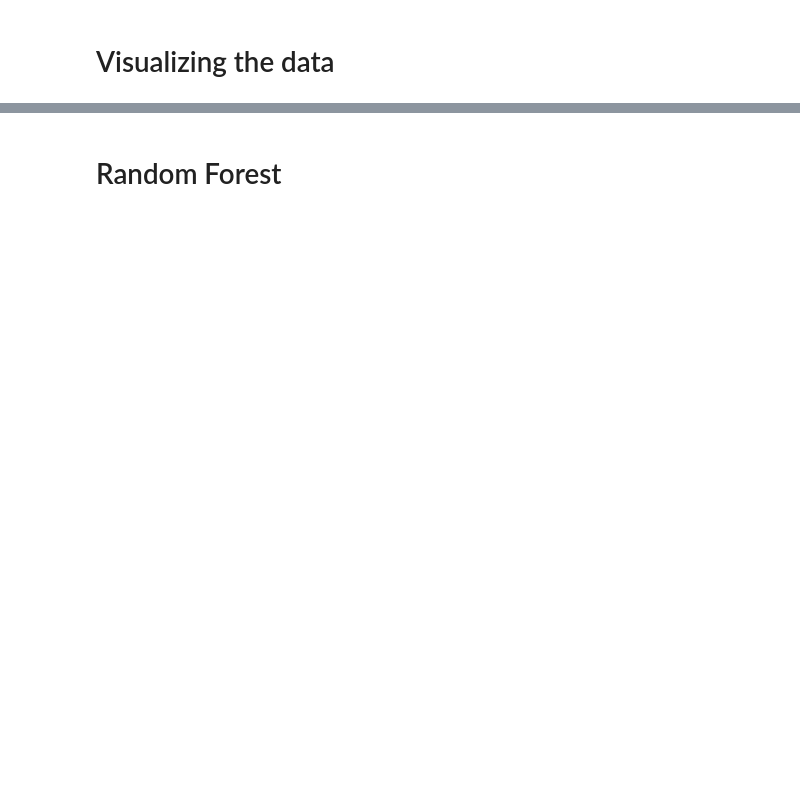
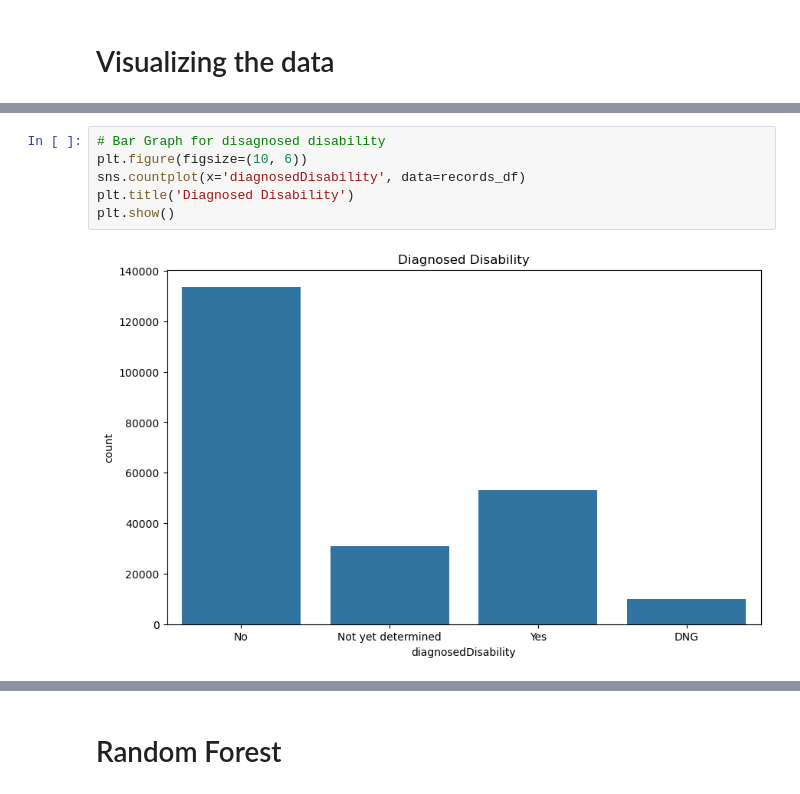
Before and after one commit to sophie2chance2/foster_care_analysis, a Jupyter notebook: working.ipynb, the cells around one changed output, grey strips where cells are left out. Saved outputs shown, nothing was run; the diff lists cells and outputs as text; blank space fills up the shorter version.

```diff
--- a/working.ipynb
+++ b/working.ipynb
@@ -111,0 +169,8 @@ chart_df = exited_df[exited_df['AgeAtEnd'] < 21]
+# %%
+# Bar Graph for disagnosed disability
+plt.figure(figsize=(10, 6))
+sns.countplot(x='diagnosedDisability', data=records_df)
+plt.title('Diagnosed Disability')
+plt.show()
+# %% [output]
+[figure, added]
```
Also changed, not shown: parts of 104 cells of this notebook.
